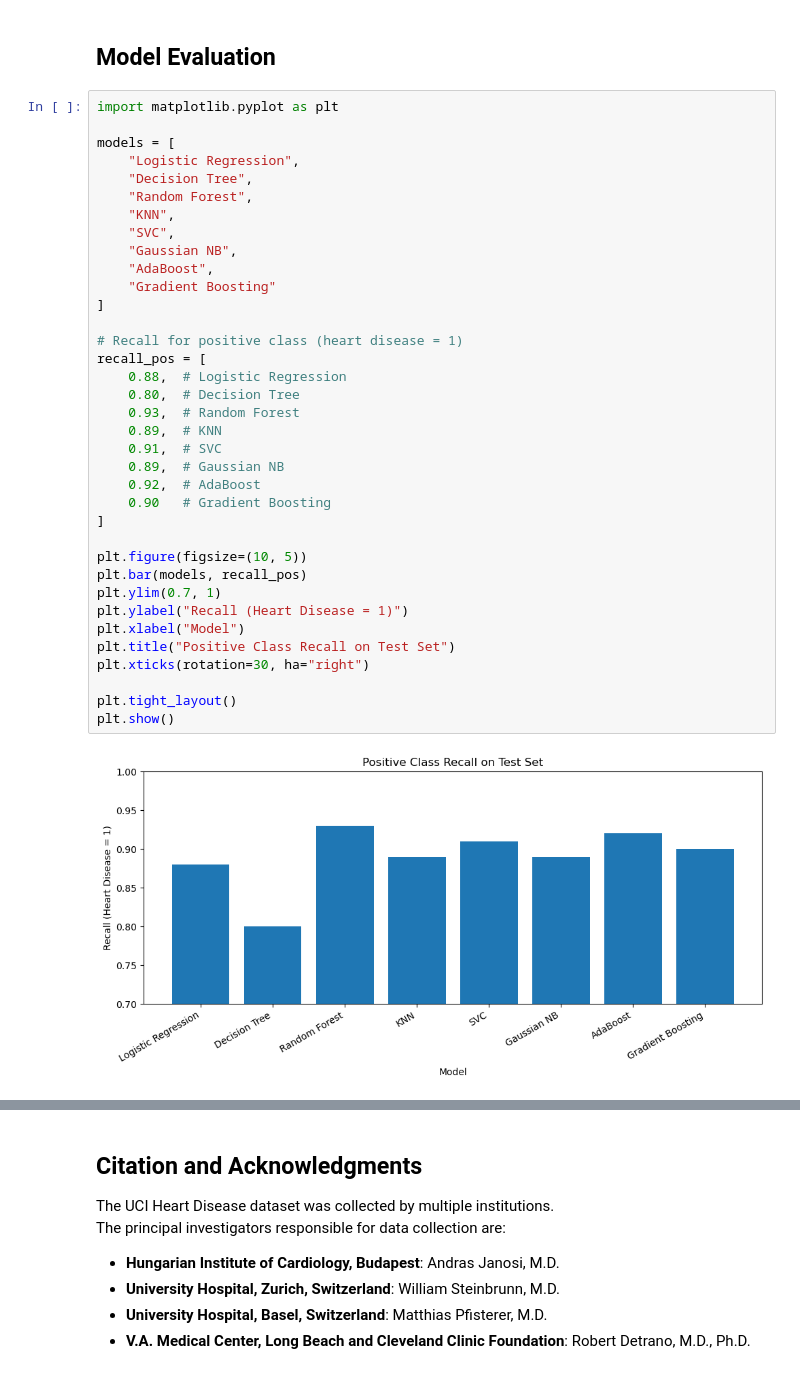
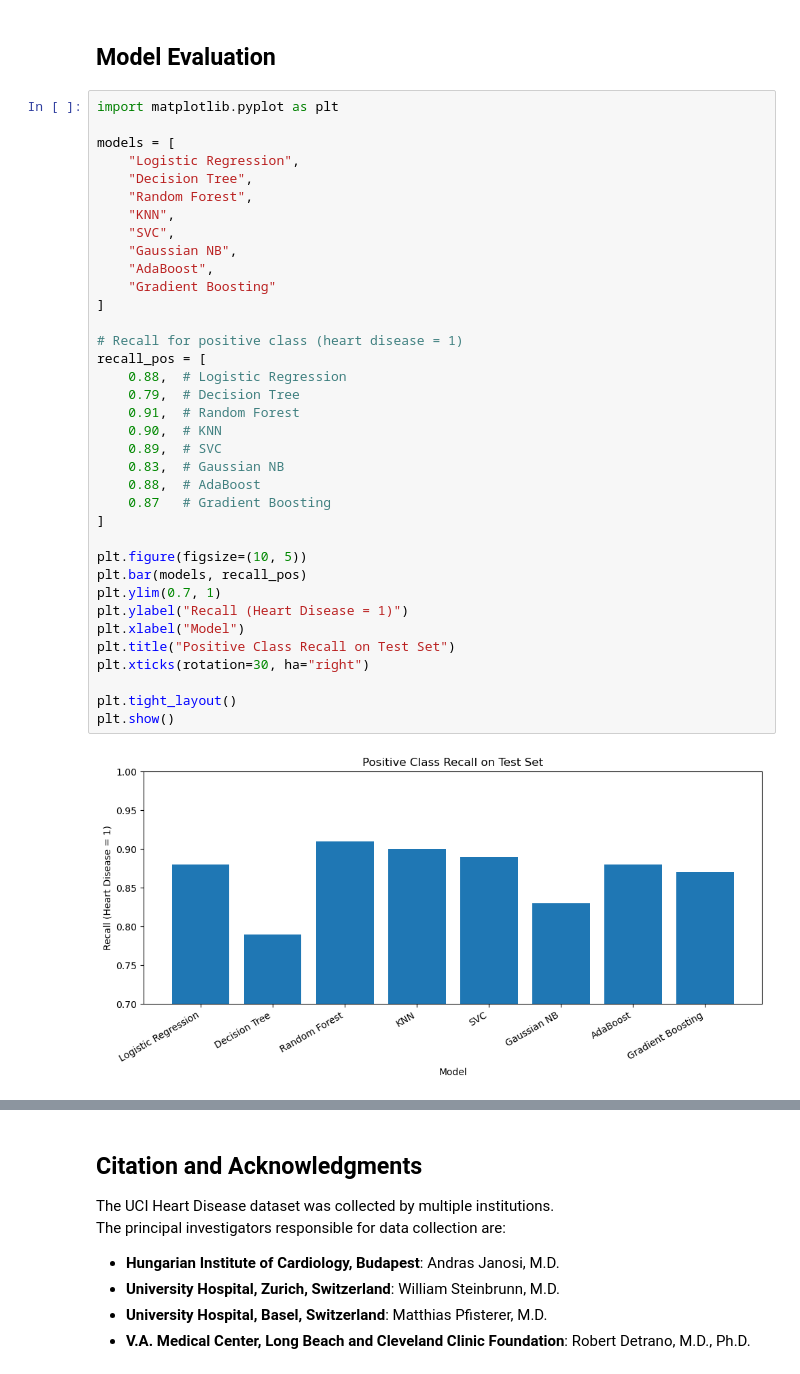
Before and after one commit to hjackson2606/UCI-Heart-Disease-Pipeline, a Jupyter notebook: uci_heart_disease.ipynb, the cells around one changed output, grey strips where cells are left out. Drawn from its saved outputs; the diff is of its cells as text.

```diff
--- a/uci_heart_disease.ipynb
+++ b/uci_heart_disease.ipynb
@@ -807,41 +818,41 @@ weighted avg       0.85      0.85      0.85       184
 # %%
 import matplotlib.pyplot as plt
 
 models = [
     "Logistic Regression",
     "Decision Tree",
     "Random Forest",
     "KNN",
     "SVC",
     "Gaussian NB",
     "AdaBoost",
     "Gradient Boosting"
 ]
 
 # Recall for positive class (heart disease = 1)
 recall_pos = [
     0.88,  # Logistic Regression
-    0.80,  # Decision Tree
-    0.93,  # Random Forest
-    0.89,  # KNN
-    0.91,  # SVC
-    0.89,  # Gaussian NB
-    0.92,  # AdaBoost
-    0.90   # Gradient Boosting
+    0.79,  # Decision Tree
+    0.91,  # Random Forest
+    0.90,  # KNN
+    0.89,  # SVC
+    0.83,  # Gaussian NB
+    0.88,  # AdaBoost
+    0.87   # Gradient Boosting
 ]
 
 plt.figure(figsize=(10, 5))
 plt.bar(models, recall_pos)
 plt.ylim(0.7, 1)
 plt.ylabel("Recall (Heart Disease = 1)")
 plt.xlabel("Model")
 plt.title("Positive Class Recall on Test Set")
 plt.xticks(rotation=30, ha="right")
 
 plt.tight_layout()
 plt.show()
 # %% [output]
-[figure, old version]
+[figure, new version]
 # %% [markdown]
 ### Model Results
 
```
Also changed, not shown: parts of 38 cells of this notebook.
